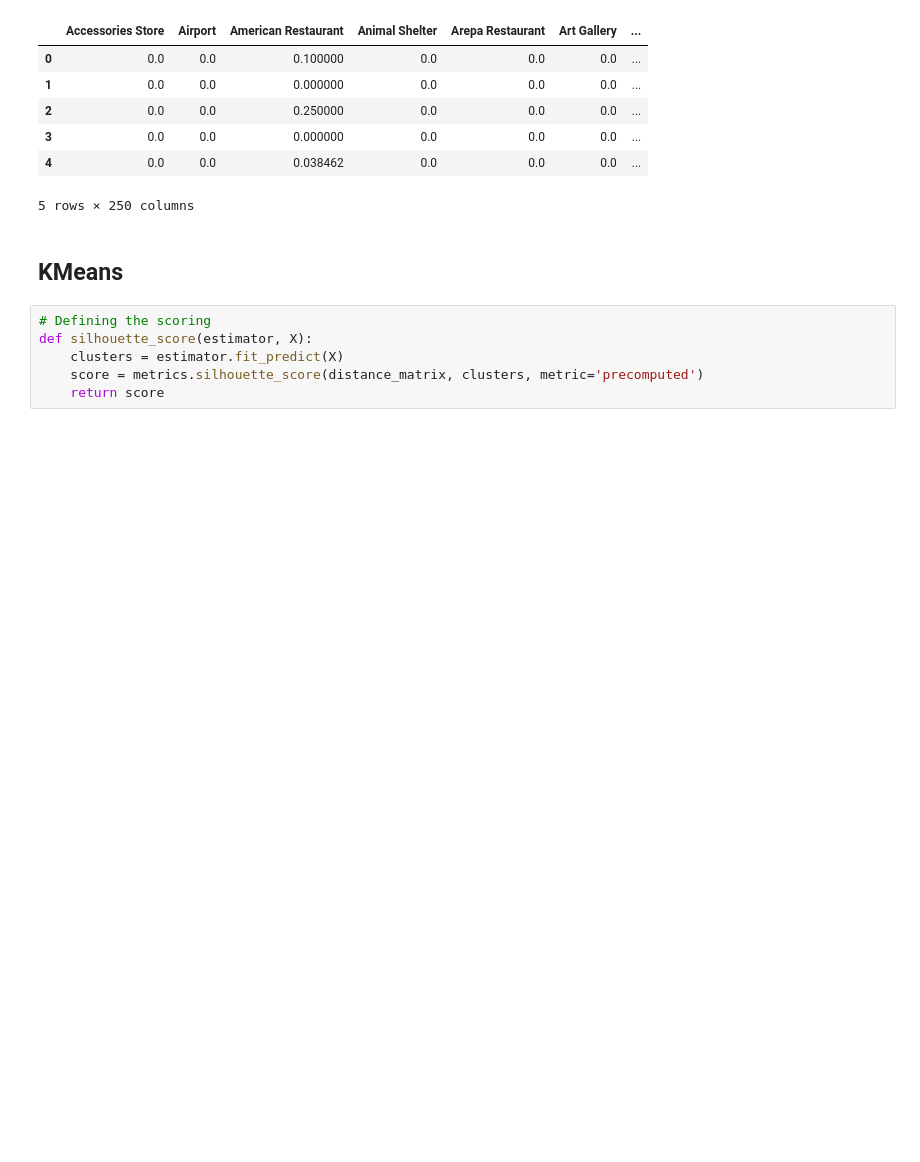
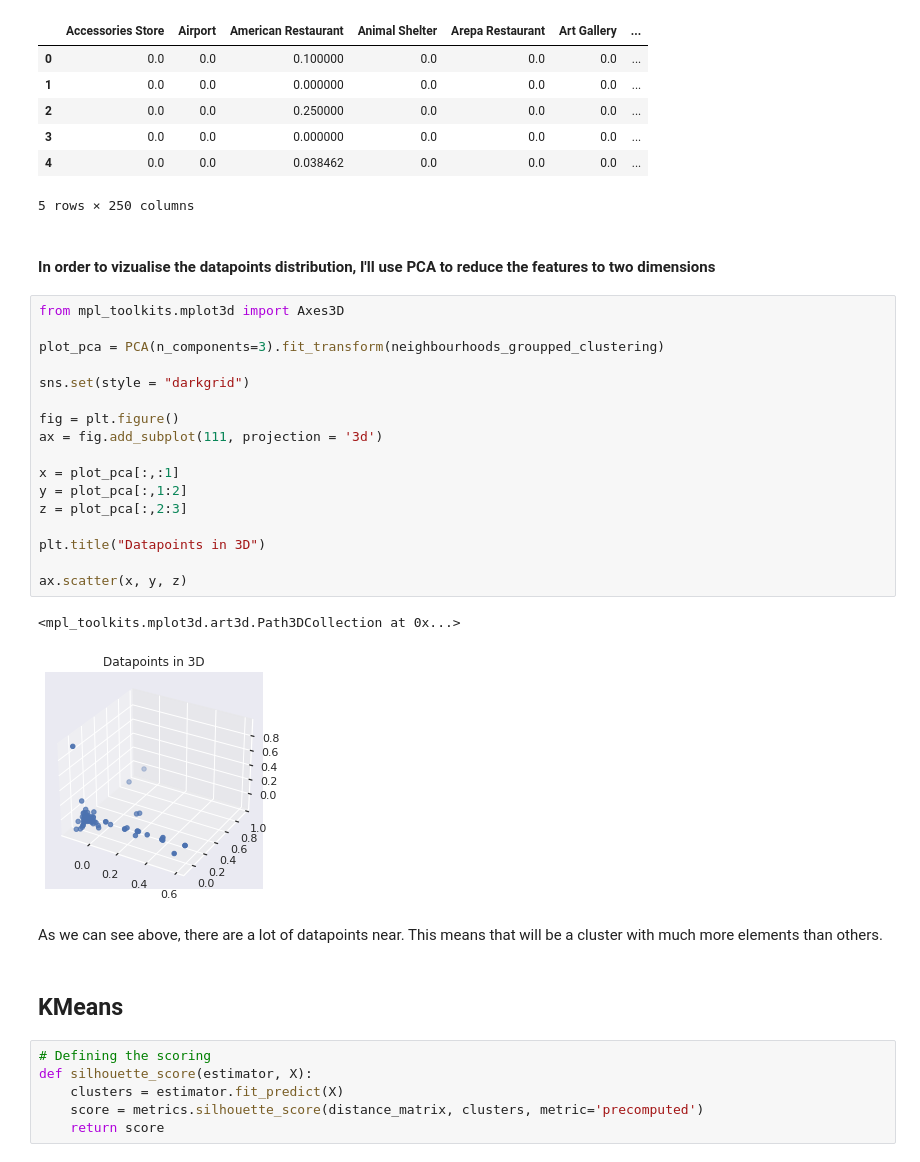
Before and after one commit to ftarantuviez/Toronto-Neighbourhood-Battle, a Jupyter notebook: project_toronto/EDA_notebooks/main.ipynb, the cells around one changed output. Saved outputs shown, nothing was run; the diff lists cells and outputs as text; blank space fills up the shorter version.

```diff
--- a/project_toronto/EDA_notebooks/main.ipynb
+++ b/project_toronto/EDA_notebooks/main.ipynb
@@ -288,6 +289,30 @@ neighbourhoods_groupped_clustering.head()
 | 3 | 0.0 | 0.0 | 0.000000 | 0.0 | 0.0 | 0.0 | ... |
 | 4 | 0.0 | 0.0 | 0.038462 | 0.0 | 0.0 | 0.0 | ... |
 5 rows × 250 columns
+# %% [markdown]
+#### In order to vizualise the datapoints distribution, I'll use PCA to reduce the features to two dimensions
+# %%
+from mpl_toolkits.mplot3d import Axes3D
+
+plot_pca = PCA(n_components=3).fit_transform(neighbourhoods_groupped_clustering)
+
+sns.set(style = "darkgrid")
+
+fig = plt.figure()
+ax = fig.add_subplot(111, projection = '3d')
+
+x = plot_pca[:,:1]
+y = plot_pca[:,1:2]
+z = plot_pca[:,2:3]
+
+plt.title("Datapoints in 3D")
+
+ax.scatter(x, y, z)
+# %% [output]
+<mpl_toolkits.mplot3d.art3d.Path3DCollection at 0x...>
+[figure, added]
+# %% [markdown]
+As we can see above, there are a lot of datapoints near. This means that will be a cluster with much more elements than others.
 # %% [markdown]
 ## KMeans
 # %%
```
Also changed, not shown: parts of 21 cells of this notebook.
